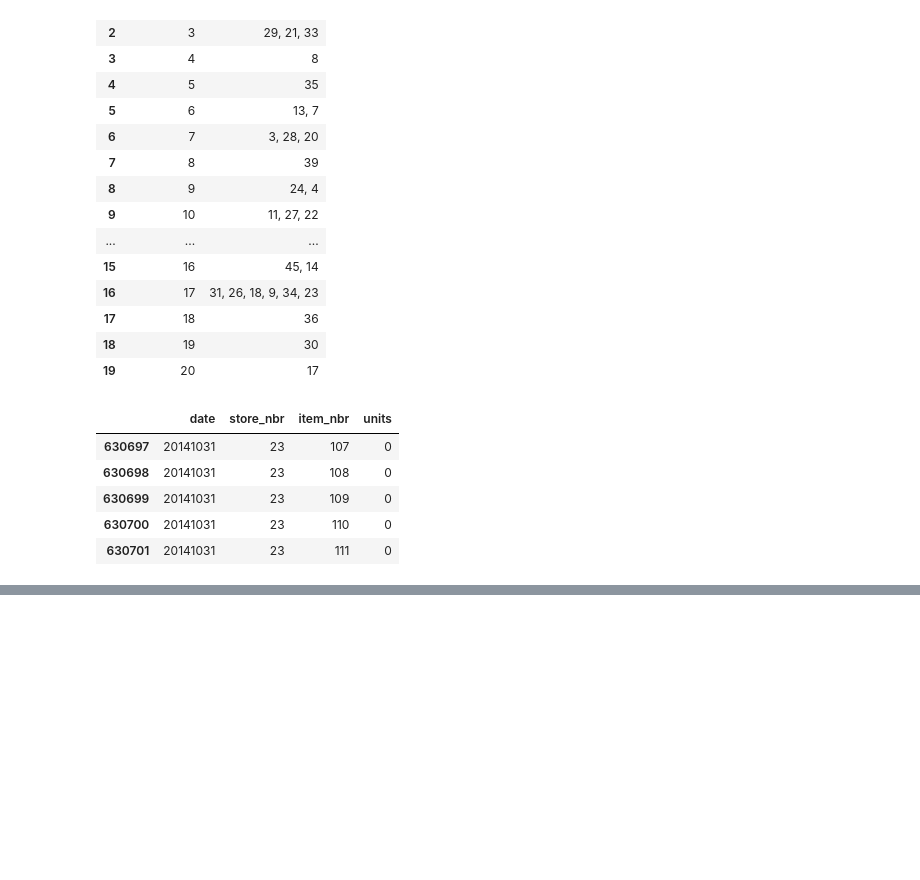
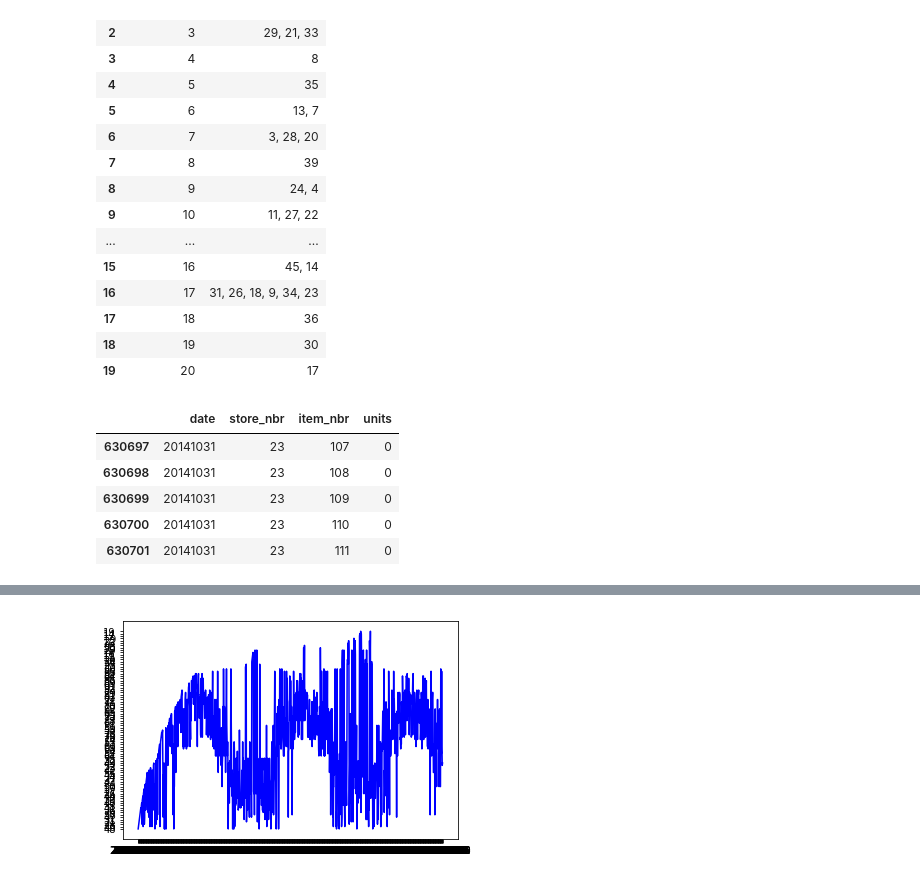
Before and after one commit to hhj235/Walmart_Sales_in_Stormy_Weather_Project_by_Python, a Jupyter notebook: modeling_hanjin/Exploring the Data.ipynb, the cells around one changed output, grey strips where cells are left out. Saved outputs shown, nothing was run; the diff lists cells and outputs as text; code cells hidden in the pictures; blank space fills up the shorter version.

```diff
--- a/modeling_hanjin/Exploring the Data.ipynb
+++ b/modeling_hanjin/Exploring the Data.ipynb
@@ -279,0 +284,2 @@ df.to_csv
+# %%
+df_weather["date"] = df_weather["date"].apply(cf.dateToNumeric)
@@ -279,0 +369,5 @@ df.to_csv
+# %%
+#스테이션 별로 데이터프레임 나누기
+weather_list = []
+for i in range(1,21):
+    weather_list.append(df_weather[df_weather["station_nbr"]==i])
@@ -279,0 +383,6 @@ df.to_csv
+# %%
+plt.figure(figsize=(4, 3))
+plt.plot(weather_list[1]["date"], weather_list[1]["tmax"], color='blue')
+plt.show()
+# %% [output]
+[figure, added]
```
Also changed, not shown: parts of 22 cells of this notebook, 4 other files.
